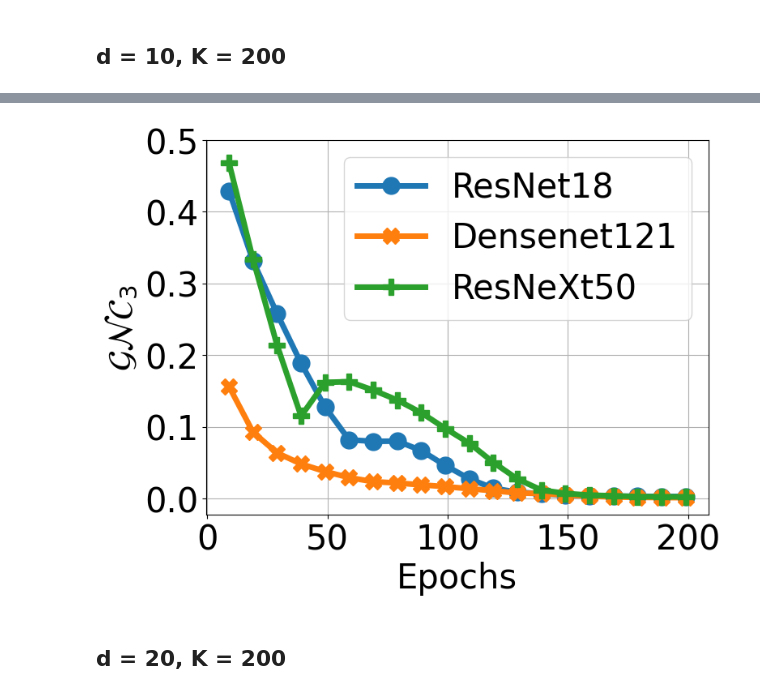
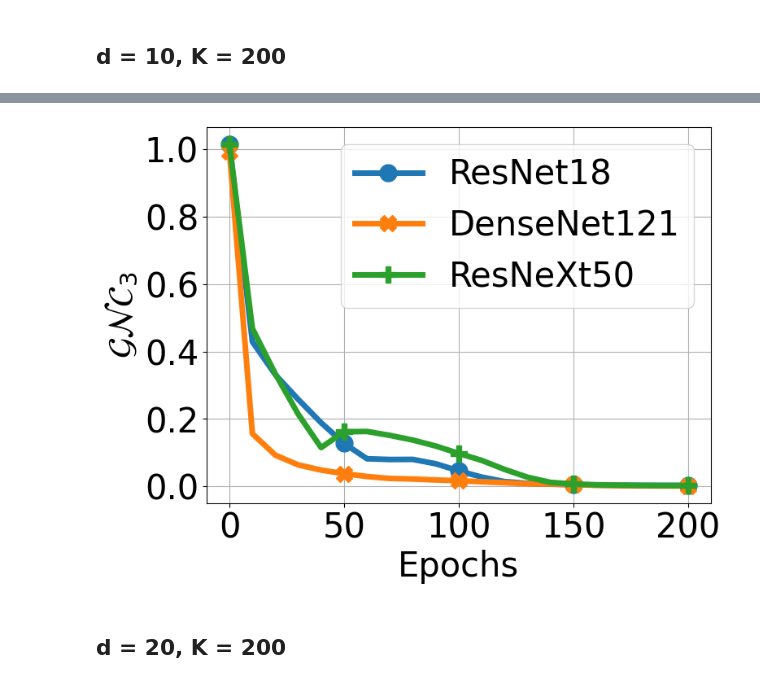
Before and after one commit to kongwanbianjinyu/Neural-Collapse-For-Large-Number-of-Classes, a Jupyter notebook: plot_NC.ipynb, the cells around one changed output, grey strips where cells are left out. Drawn from its saved outputs; the diff is of its cells as text; code cells hidden in the pictures.

```diff
--- a/plot_NC.ipynb
+++ b/plot_NC.ipynb
@@ -182,9 +190,9 @@ densenet_d10_K200_NC2 = [0,0.1180109977722168, 0.08482557535171509, 0.1319018602
 resnext50_d10_K200_NC2 = [0,0.12901198863983154, 0.11975884437561035, 0.1305028796195984, 0.1475886106491089, 0.16878187656402588, 0.19032859802246094, 0.22803562879562378, 0.22590798139572144, 0.2716359496116638, 0.29565685987472534, 0.3413900136947632, 0.38252508640289307, 0.40707099437713623, 0.43904024362564087, 0.4623340368270874, 0.47227370738983154, 0.48012053966522217, 0.4814167022705078, 0.4825094938278198, 0.4826623201370239]
 #[0.09036600589752197, 0.09918045997619629, 0.09526801109313965, 0.13946843147277832, 0.15203869342803955, 0.15839821100234985, 0.14336079359054565, 0.1901896595954895, 0.20581161975860596, 0.217454195022583, 0.22635328769683838, 0.24392157793045044, 0.2796064019203186, 0.342021644115448, 0.38445377349853516, 0.4144917130470276, 0.41776758432388306, 0.42247259616851807, 0.424177348613739, 0.4243727922439575]
 # %%
-resnet18_d10_K200_NC3 = [0.42899827774614097, 0.3313507442176342, 0.25789420664310453, 0.18859920606017114, 0.12740888491272925, 0.08175536304712296, 0.07960161238908768, 0.0799050885438919, 0.0668699786067009, 0.045971803069114685, 0.027451286911964416, 0.014104786217212678, 0.008798021972179413, 0.006368160843849182, 0.004687827229499817, 0.0035634458065032957, 0.003166690468788147, 0.0029564547538757325, 0.0027869632840156556, 0.002766370177268982]
-densenet_d10_K200_NC3 = [0.15629058182239533, 0.09250761985778809, 0.06356219708919525, 0.04810651123523712, 0.037540676295757296, 0.02907791703939438, 0.02331714391708374, 0.021575553715229033, 0.018831916451454163, 0.01651048004627228, 0.013516467213630676, 0.010699296891689301, 0.00758040577173233, 0.006806792318820953, 0.004780036509037018, 0.0031558328866958616, 0.0019294467568397521, 0.0014419445395469665, 0.0011648133397102356, 0.0010426065325737]
-resnext50_d10_K200_NC3 = [0.46846692775841803, 0.33382075782865284, 0.21403396859765053, 0.11482122033834458, 0.16178859859704972, 0.1627539536356926, 0.15109955996274949, 0.13723608165979384, 0.1194968095421791, 0.09765061378479004, 0.07701453179121018, 0.05021790534257889, 0.027149127423763277, 0.011679036617279053, 0.0069887319207191465, 0.0045312756299972536, 0.003638801872730255, 0.0025385087728500367, 0.002255803644657135, 0.0022024878859519957]
+resnet18_d10_K200_NC3 = [1.0154281463846564, 0.42899827774614097, 0.3313507442176342, 0.25789420664310453, 0.18859920606017114, 0.12740888491272925, 0.08175536304712296, 0.07960161238908768, 0.0799050885438919, 0.0668699786067009, 0.045971803069114685, 0.027451286911964416, 0.014104786217212678, 0.008798021972179413, 0.006368160843849182, 0.004687827229499817, 0.0035634458065032957, 0.003166690468788147, 0.0029564547538757325, 0.0027869632840156556, 0.002766370177268982]
+densenet_d10_K200_NC3 = [0.9932283238321543, 0.15629058182239533, 0.09250761985778809, 0.06356219708919525, 0.04810651123523712, 0.037540676295757296, 0.02907791703939438, 0.02331714391708374, 0.021575553715229033, 0.018831916451454163, 0.01651048004627228, 0.013516467213630676, 0.010699296891689301, 0.00758040577173233, 0.006806792318820953, 0.004780036509037018, 0.0031558328866958616, 0.0019294467568397521, 0.0014419445395469665, 0.0011648133397102356, 0.0010426065325737]
+resnext50_d10_K200_NC3 = [1.0152350958995522, 0.46846692775841803, 0.33382075782865284, 0.21403396859765053, 0.11482122033834458, 0.16178859859704972, 0.1627539536356926, 0.15109955996274949, 0.13723608165979384, 0.1194968095421791, 0.09765061378479004, 0.07701453179121018, 0.05021790534257889, 0.027149127423763277, 0.011679036617279053, 0.0069887319207191465, 0.0045312756299972536, 0.003638801872730255, 0.0025385087728500367, 0.002255803644657135, 0.0022024878859519957]
 # %%
 fig, ax = plt.subplots(figsize=(8,6))
 ax.grid(True)
@@ -241,27 +250,28 @@ NameError: name 'hardmax_d10_K200' is not defined
 # %%
 fig, ax = plt.subplots(figsize=(8,6))
 ax.grid(True)
 markersize = 15
 fontsize = 30
+markevery = 5
 
-epochs = list(np.arange(0,200,10) + 9)
-plt.plot(epochs, resnet18_d10_K200_NC3, color = "C0" , linewidth=5, alpha=1, marker = "o", markersize = markersize)
-plt.plot(epochs, densenet_d10_K200_NC3 , color = "C1" , linewidth=5, alpha=1, marker = "X", markersize = markersize)
-plt.plot(epochs, resnext50_d10_K200_NC3, color = "C2" , linewidth=5, alpha=1, marker = "P", markersize = markersize)
+epochs = list(np.arange(0,210,10) )
+plt.plot(epochs, resnet18_d10_K200_NC3, color = "C0" , linewidth=5, alpha=1, marker = "o", markersize = markersize,  markevery=markevery)
+plt.plot(epochs, densenet_d10_K200_NC3 , color = "C1" , linewidth=5, alpha=1, marker = "X", markersize = markersize,  markevery=markevery)
+plt.plot(epochs, resnext50_d10_K200_NC3, color = "C2" , linewidth=5, alpha=1, marker = "P", markersize = markersize,  markevery=markevery)
 
 plt.xlabel('Epochs', fontsize=fontsize)
 plt.ylabel(r'$\mathcal{GNC}_3$', fontsize=fontsize)
 
 plt.xticks(np.arange(0, 220, 50), fontsize=fontsize)
-plt.yticks(np.arange(0,0.6, 0.1), fontsize=fontsize)
+plt.yticks(np.arange(0,1.2, 0.2), fontsize=fontsize)
 
-plt.legend(['ResNet18', 'Densenet121', 'ResNeXt50',"Optimal"], fontsize=fontsize, loc='upper right')
+plt.legend(['ResNet18', 'DenseNet121', 'ResNeXt50',"Optimal"], fontsize=fontsize, loc='upper right')
 
 
-plt.savefig("./images/NC3_d10_K200.png", dpi = 600,bbox_inches='tight')
+plt.savefig(f"{save_path}/NC3_d10_K200.png", dpi = 600,bbox_inches='tight')
 plt.show()
 # %% [output]
-[figure, old version]
+[figure, new version]
 # %% [markdown]
 ## d = 20, K = 200
 # %%
```
Also changed, not shown: parts of 16 cells of this notebook, 32 other files.
